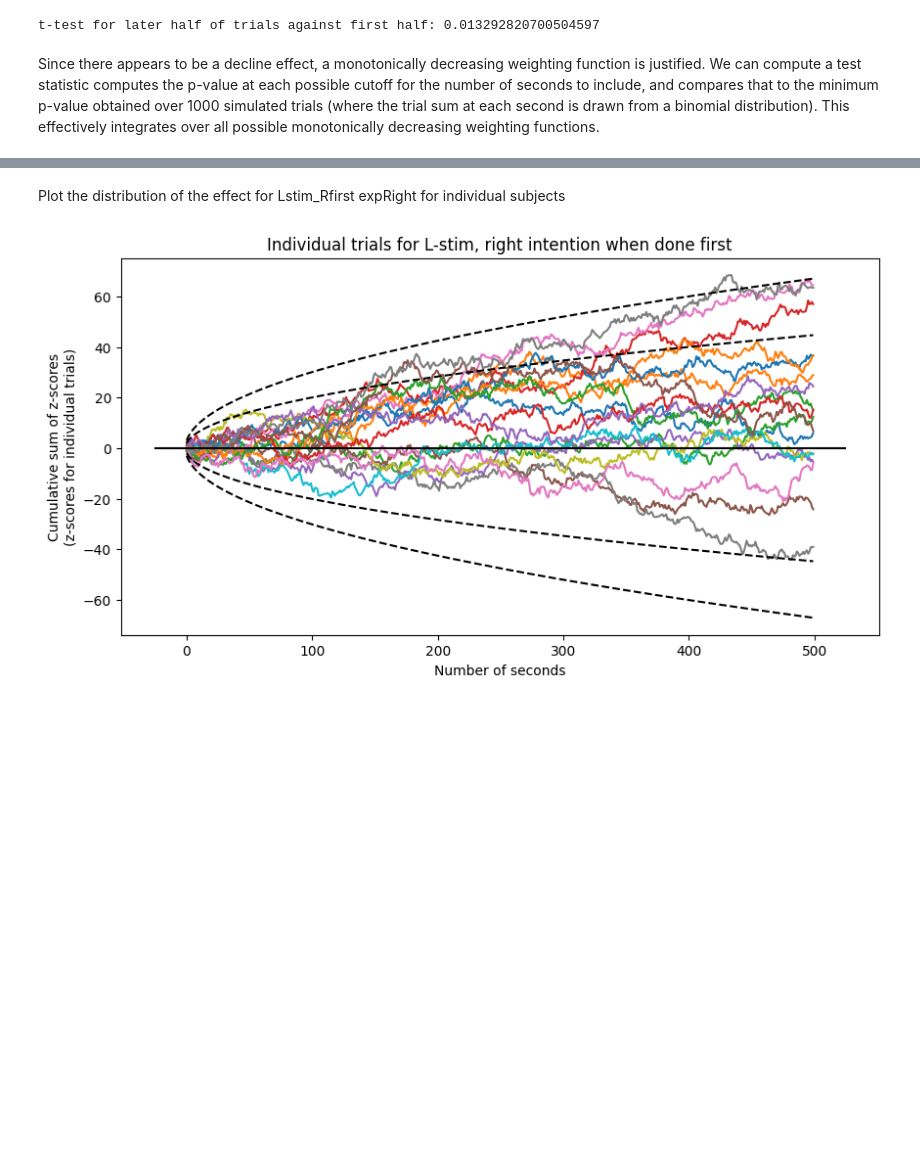
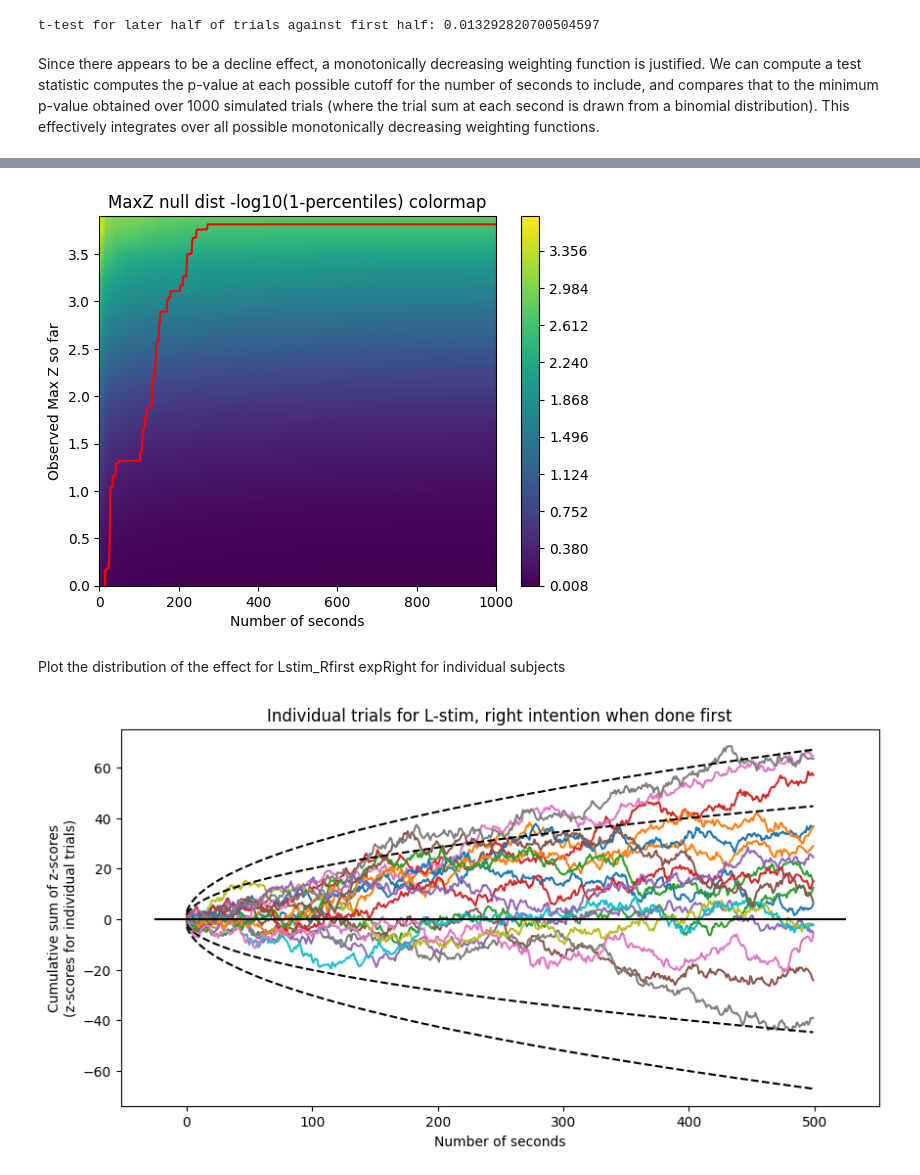
Before and after one commit to AvantiShri/freedman2023_cortex_analysisreplication, a Jupyter notebook: freedman_et_al_2023/Freedman_et_al_2023_analysis.ipynb, the cells around one changed output, grey strips where cells are left out. Saved outputs shown, nothing was run; the diff lists cells and outputs as text; code cells hidden in the pictures; blank space fills up the shorter version.

```diff
--- a/freedman_et_al_2023/Freedman_et_al_2023_analysis.ipynb
+++ b/freedman_et_al_2023/Freedman_et_al_2023_analysis.ipynb
@@ -242,3 +300,16 @@ P value of true relative to simulated: 0.0036996300369963003
+# %%
+#log scale
+plt.contourf(X, Y, -np.log10(1-percentiles), levels=1000)
+plt.plot(np.arange(len(true_data_cummax_z))+1, true_data_cummax_z, color="red")
+plt.colorbar()
+plt.title("MaxZ null dist -log10(1-percentiles) colormap")
+plt.xlabel("Number of seconds")
+plt.ylabel("Observed Max Z so far")
+plt.xlim(0,1000)
+plt.ylim(0,3.9)
+plt.savefig('max_z_null_dist_log_percentiles_colormap.eps', format='eps')
+# %% [output]
+[figure, added]
 # %% [markdown]
 Plot the distribution of the effect for Lstim_Rfirst expRight for individual subjects
 # %%
```
Also changed, not shown: parts of 5 cells of this notebook.
